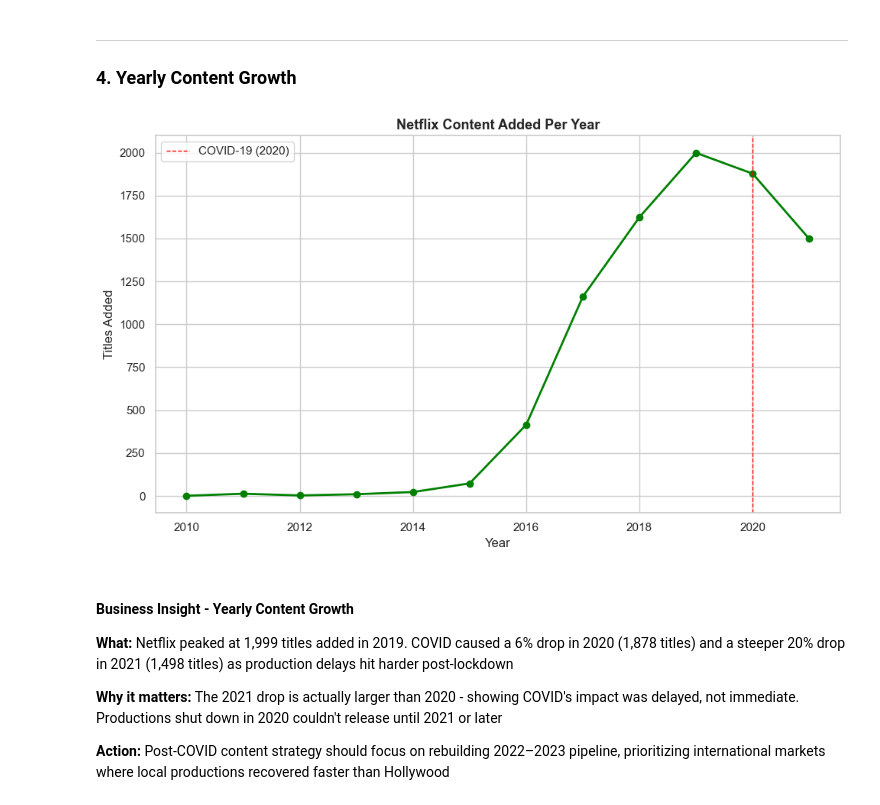
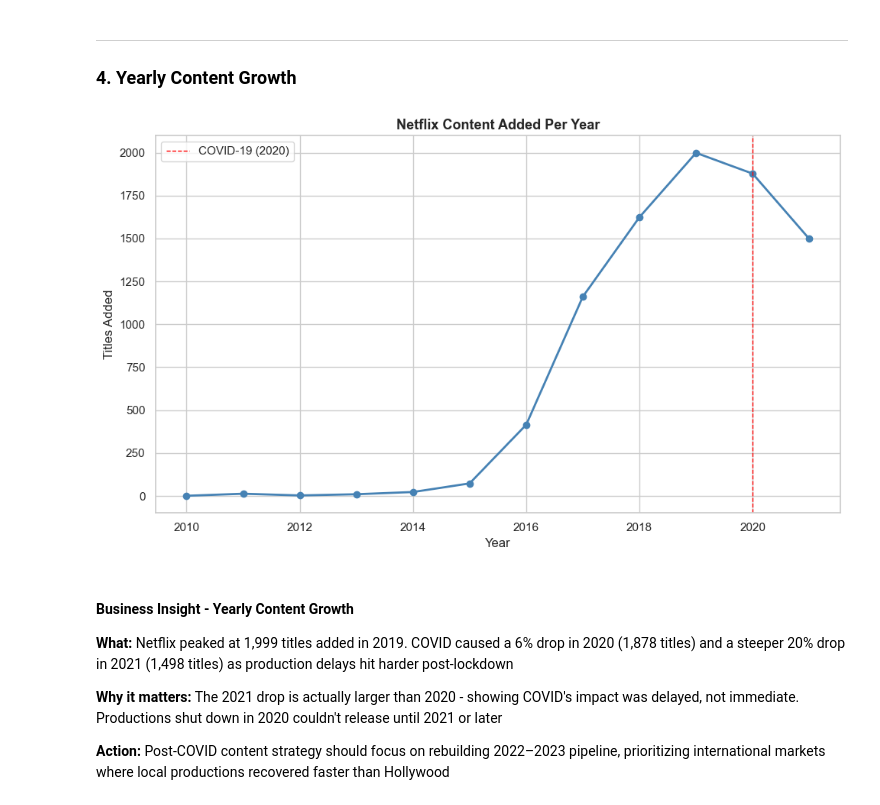
Before and after one commit to kushagr-a522/Netflix-Content-Analysis, a Jupyter notebook: Netflix_analysis.ipynb, the cells around one changed output. Drawn from its saved outputs; the diff is of its cells as text; code cells hidden in the pictures.

```diff
--- a/Netflix_analysis.ipynb
+++ b/Netflix_analysis.ipynb
@@ -619,21 +621,21 @@ plt.show()
 # %%
 yearly = df.groupby('year_added')['show_id'].count().reset_index()
 yearly.columns = ['year', 'count']
 yearly = yearly[yearly['year'] >= 2010]
 
 fig, ax = plt.subplots(figsize = (10, 6), dpi = 100)
-ax.plot(yearly['year'], yearly['count'], color = 'green', linewidth = 2, marker = 'o')
+ax.plot(yearly['year'], yearly['count'], color = 'steelblue', linewidth = 2, marker = 'o')
 
 ax.set_title('Netflix Content Added Per Year', fontsize = 13, fontweight = 'bold')
 ax.set_xlabel('Year')
 ax.set_ylabel('Titles Added')
 ax.axvline(x = 2020, color = 'red', linestyle = '--', linewidth = 1, label = 'COVID-19 (2020)')
 ax.legend()
 plt.tight_layout()
 plt.savefig('charts/4_yearly_growth.png')
 plt.show()
 # %% [output]
-[figure, old version]
+[figure, new version]
 # %% [markdown]
 #### Business Insight - Yearly Content Growth
 **What:** Netflix peaked at 1,999 titles added in 2019. COVID caused a 6% drop in 2020 (1,878 titles) and a steeper 20% drop in 2021 (1,498 titles) as production delays hit harder post-lockdown
```
Also changed, not shown: parts of 2 cells of this notebook.
